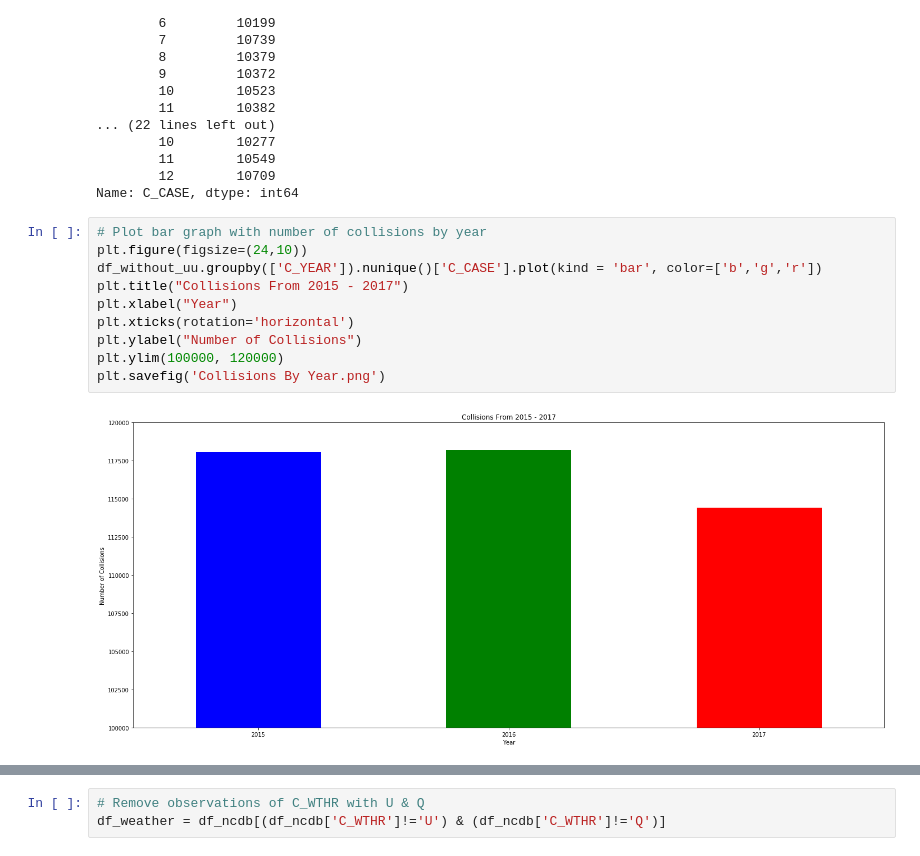
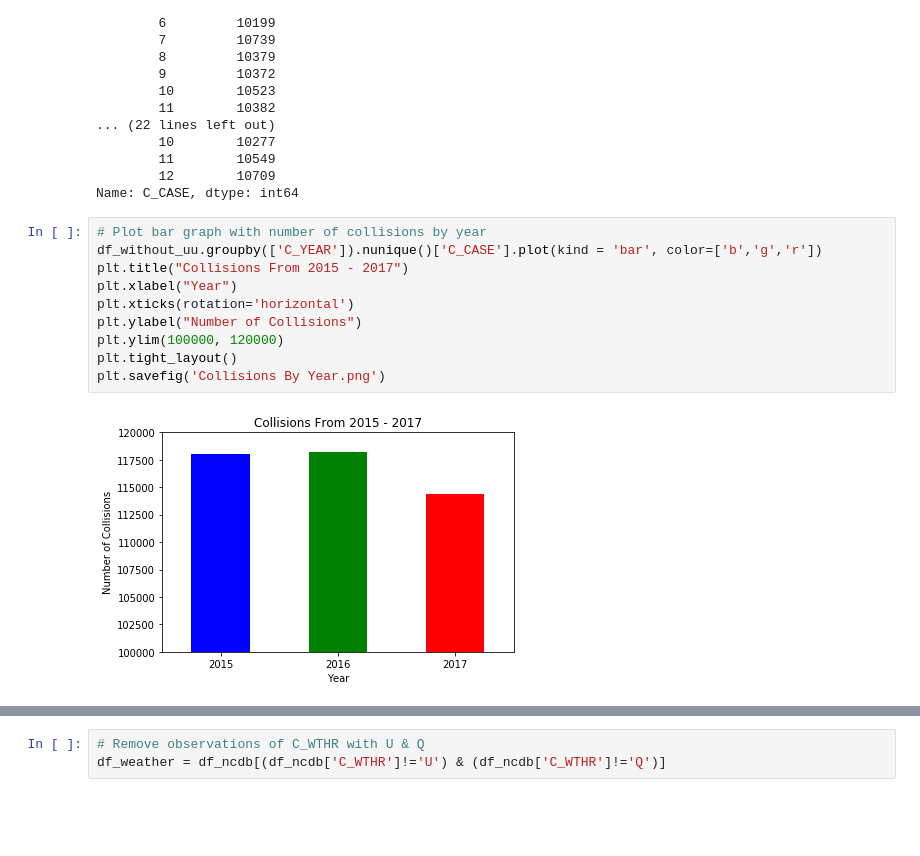
Before and after one commit to frpatel/team5-NCDB, a Jupyter notebook: project1-NCDB.ipynb, the cells around one changed output, grey strips where cells are left out. Saved outputs shown, nothing was run; the diff lists cells and outputs as text; blank space fills up the shorter version.

Commit message:
Changed graph format

```diff
--- a/project1-NCDB.ipynb
+++ b/project1-NCDB.ipynb
@@ -123,16 +123,16 @@ C_YEAR  C_MNTH
 Name: C_CASE, dtype: int64
 # %%
 # Plot bar graph with number of collisions by year
-plt.figure(figsize=(24,10))
 df_without_uu.groupby(['C_YEAR']).nunique()['C_CASE'].plot(kind = 'bar', color=['b','g','r'])
 plt.title("Collisions From 2015 - 2017")
 plt.xlabel("Year")
 plt.xticks(rotation='horizontal')
 plt.ylabel("Number of Collisions")
 plt.ylim(100000, 120000)
+plt.tight_layout()
 plt.savefig('Collisions By Year.png')
 # %% [output]
-[figure, old version]
+[figure, new version]
 # %%
 # Plot bar graph with number of collisions by year and month
 x_axis= np.arange(len(df_without_uu))
```
Also changed, not shown: parts of 16 cells of this notebook, 13 other files.
